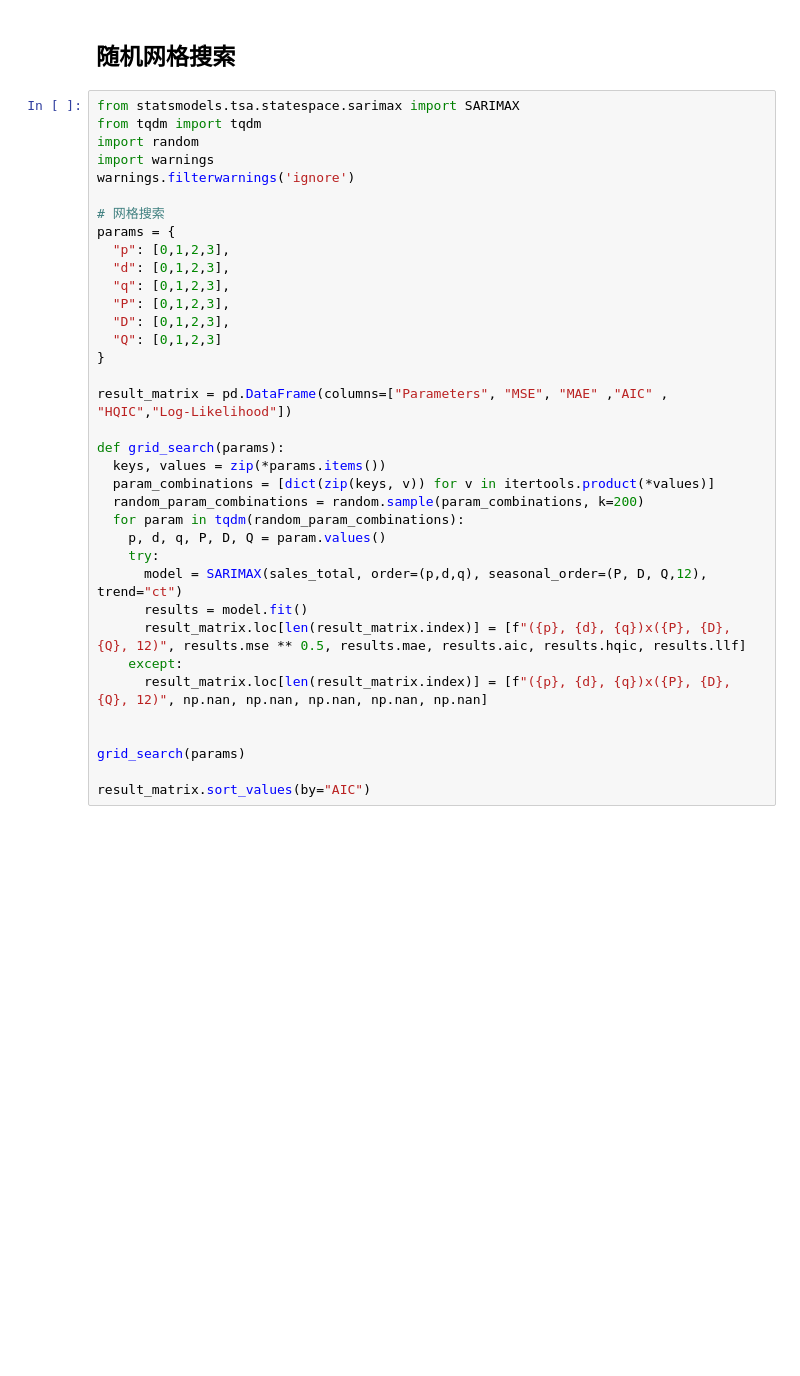
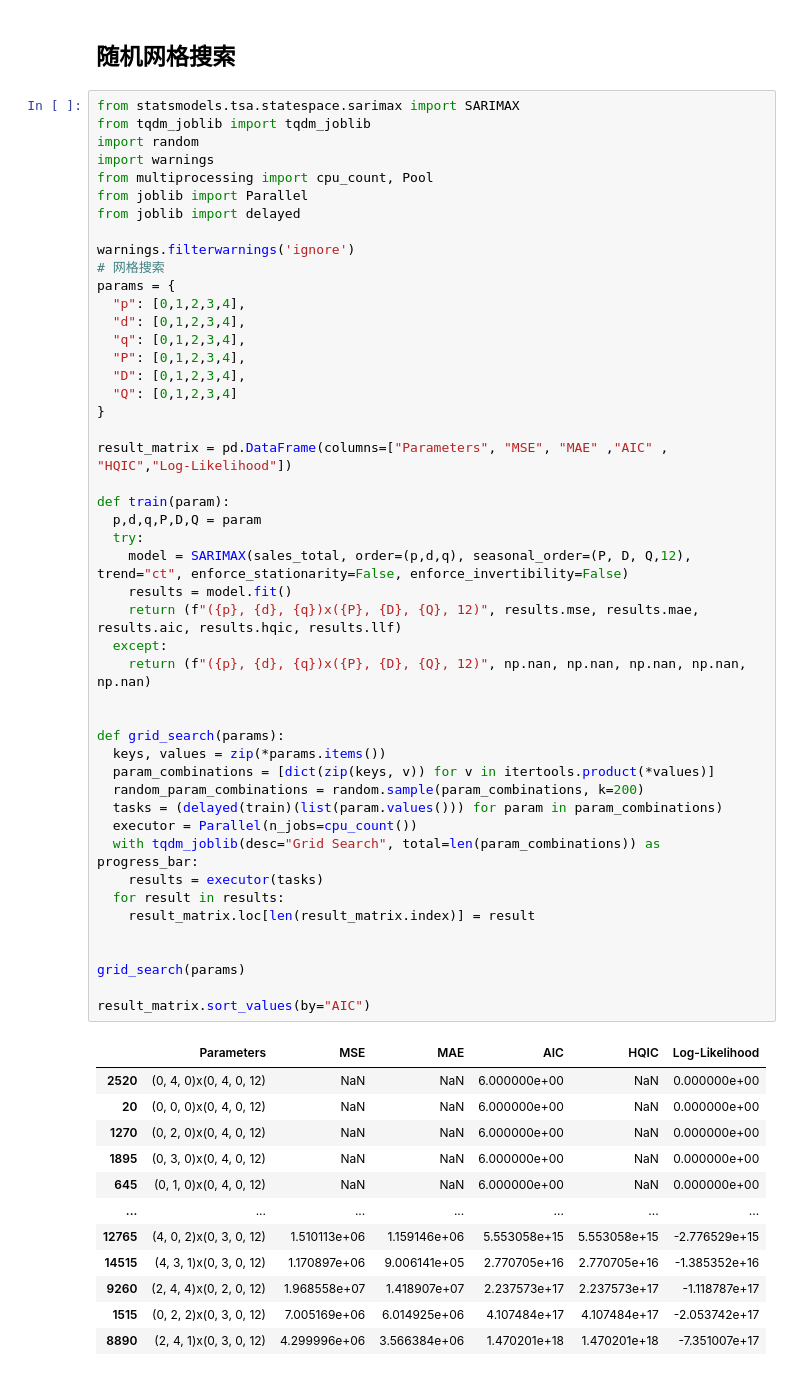
Before and after one commit to DanielZhangyc/DineOptimizer, a Jupyter notebook: homework/作业预测.ipynb, the cells around one changed output. Cells and saved outputs as stored; diff of their text form; blank space fills up the shorter version.

Commit message:
homework: improve grid search

```diff
--- a/homework/作业预测.ipynb
+++ b/homework/作业预测.ipynb
@@ -51,37 +106,61 @@ add_acf_total, mul_acf_total, add_acf_total < mul_acf_total
 ## 随机网格搜索
 # %%
 from statsmodels.tsa.statespace.sarimax import SARIMAX
-from tqdm import tqdm
+from tqdm_joblib import tqdm_joblib
 import random
 import warnings
+from multiprocessing import cpu_count, Pool
+from joblib import Parallel
+from joblib import delayed
+
 warnings.filterwarnings('ignore')
-
 # 网格搜索
 params = {
-  "p": [0,1,2,3],
-  "d": [0,1,2,3],
-  "q": [0,1,2,3],
-  "P": [0,1,2,3],
-  "D": [0,1,2,3],
-  "Q": [0,1,2,3]
+  "p": [0,1,2,3,4],
+  "d": [0,1,2,3,4],
+  "q": [0,1,2,3,4],
+  "P": [0,1,2,3,4],
+  "D": [0,1,2,3,4],
+  "Q": [0,1,2,3,4]
 }
 
 result_matrix = pd.DataFrame(columns=["Parameters", "MSE", "MAE" ,"AIC" , "HQIC","Log-Likelihood"])
+
+def train(param):
+  p,d,q,P,D,Q = param
+  try:
+    model = SARIMAX(sales_total, order=(p,d,q), seasonal_order=(P, D, Q,12), trend="ct", enforce_stationarity=False, enforce_invertibility=False)
+    results = model.fit()
+    return (f"({p}, {d}, {q})x({P}, {D}, {Q}, 12)", results.mse, results.mae, results.aic, results.hqic, results.llf)
+  except:
+    return (f"({p}, {d}, {q})x({P}, {D}, {Q}, 12)", np.nan, np.nan, np.nan, np.nan, np.nan)
+
 
 def grid_search(params):
   keys, values = zip(*params.items())
   param_combinations = [dict(zip(keys, v)) for v in itertools.product(*values)]
   random_param_combinations = random.sample(param_combinations, k=200)
-  for param in tqdm(random_param_combinations):
-    p, d, q, P, D, Q = param.values()
-    try:
-      model = SARIMAX(sales_total, order=(p,d,q), seasonal_order=(P, D, Q,12), trend="ct")
-      results = model.fit()
-      result_matrix.loc[len(result_matrix.index)] = [f"({p}, {d}, {q})x({P}, {D}, {Q}, 12)", results.mse ** 0.5, results.mae, results.aic, results.hqic, results.llf]
-    except:
-      result_matrix.loc[len(result_matrix.index)] = [f"({p}, {d}, {q})x({P}, {D}, {Q}, 12)", np.nan, np.nan, np.nan, np.nan, np.nan]
+  tasks = (delayed(train)(list(param.values())) for param in param_combinations)
+  executor = Parallel(n_jobs=cpu_count())
+  with tqdm_joblib(desc="Grid Search", total=len(param_combinations)) as progress_bar:
+    results = executor(tasks)
+  for result in results:
+    result_matrix.loc[len(result_matrix.index)] = result
 
 
 grid_search(params)
 
 result_matrix.sort_values(by="AIC")
+# %% [output]
+|  | Parameters | MSE | MAE | AIC | HQIC | Log-Likelihood |
+| 2520 | (0, 4, 0)x(0, 4, 0, 12) | NaN | NaN | 6.000000e+00 | NaN | 0.000000e+00 |
+| 20 | (0, 0, 0)x(0, 4, 0, 12) | NaN | NaN | 6.000000e+00 | NaN | 0.000000e+00 |
+| 1270 | (0, 2, 0)x(0, 4, 0, 12) | NaN | NaN | 6.000000e+00 | NaN | 0.000000e+00 |
+| 1895 | (0, 3, 0)x(0, 4, 0, 12) | NaN | NaN | 6.000000e+00 | NaN | 0.000000e+00 |
+| 645 | (0, 1, 0)x(0, 4, 0, 12) | NaN | NaN | 6.000000e+00 | NaN | 0.000000e+00 |
+| ... | ... | ... | ... | ... | ... | ... |
+| 12765 | (4, 0, 2)x(0, 3, 0, 12) | 1.510113e+06 | 1.159146e+06 | 5.553058e+15 | 5.553058e+15 | -2.776529e+15 |
+| 14515 | (4, 3, 1)x(0, 3, 0, 12) | 1.170897e+06 | 9.006141e+05 | 2.770705e+16 | 2.770705e+16 | -1.385352e+16 |
+| 9260 | (2, 4, 4)x(0, 2, 0, 12) | 1.968558e+07 | 1.418907e+07 | 2.237573e+17 | 2.237573e+17 | -1.118787e+17 |
+| 1515 | (0, 2, 2)x(0, 3, 0, 12) | 7.005169e+06 | 6.014925e+06 | 4.107484e+17 | 4.107484e+17 | -2.053742e+17 |
+| 8890 | (2, 4, 1)x(0, 3, 0, 12) | 4.299996e+06 | 3.566384e+06 | 1.470201e+18 | 1.470201e+18 | -7.351007e+17 |
```
Also changed, not shown: parts of 9 cells of this notebook.
